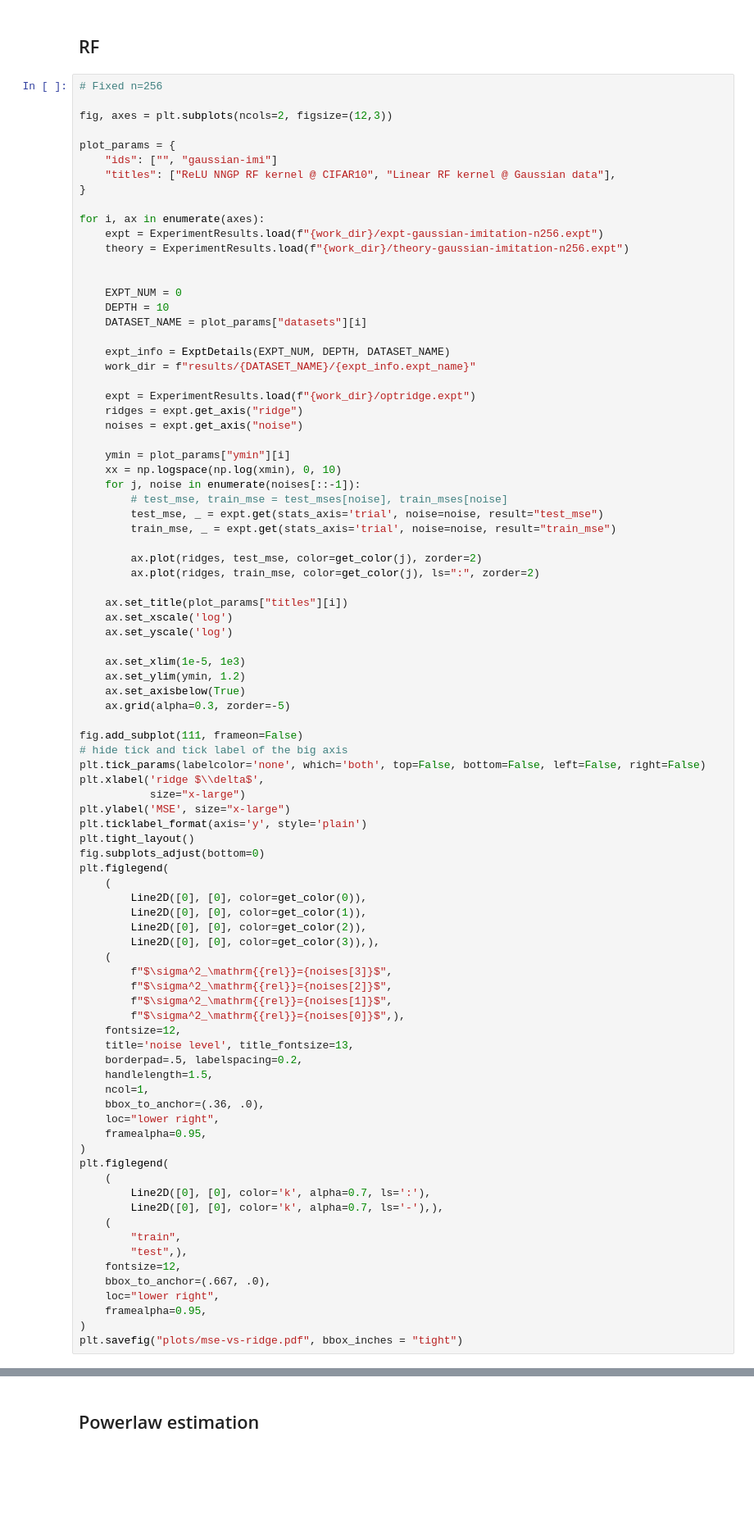
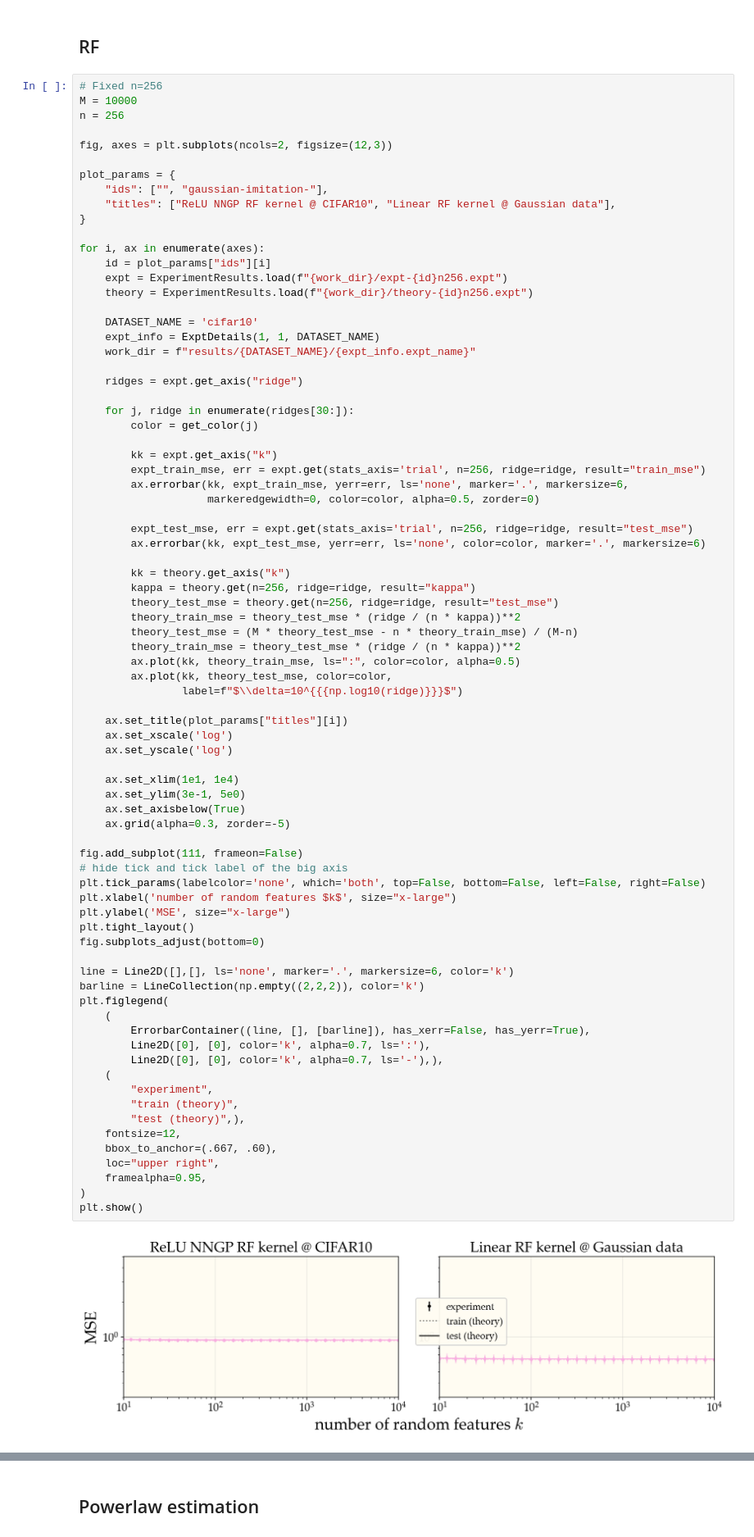
Before and after one commit to dkarkada/more-is-better, a Jupyter notebook: powerlaws.ipynb, the cells around one changed output, grey strips where cells are left out. Shown at 82% size. Saved outputs shown, nothing was run; the diff lists cells and outputs as text; blank space fills up the shorter version.

```diff
--- a/powerlaws.ipynb
+++ b/powerlaws.ipynb
@@ -65,91 +67,84 @@ plt.show()
 ## RF
 # %%
 # Fixed n=256
+M = 10000
+n = 256
 
 fig, axes = plt.subplots(ncols=2, figsize=(12,3))
 
 plot_params = {
-    "ids": ["", "gaussian-imi"]
+    "ids": ["", "gaussian-imitation-"],
     "titles": ["ReLU NNGP RF kernel @ CIFAR10", "Linear RF kernel @ Gaussian data"],
 }
 
 for i, ax in enumerate(axes):
-    expt = ExperimentResults.load(f"{work_dir}/expt-gaussian-imitation-n256.expt")
-    theory = ExperimentResults.load(f"{work_dir}/theory-gaussian-imitation-n256.expt")
+    id = plot_params["ids"][i]
+    expt = ExperimentResults.load(f"{work_dir}/expt-{id}n256.expt")
+    theory = ExperimentResults.load(f"{work_dir}/theory-{id}n256.expt")
 
-
-    EXPT_NUM = 0
-    DEPTH = 10
-    DATASET_NAME = plot_params["datasets"][i]
-
-    expt_info = ExptDetails(EXPT_NUM, DEPTH, DATASET_NAME)
+    DATASET_NAME = 'cifar10'
+    expt_info = ExptDetails(1, 1, DATASET_NAME)
     work_dir = f"results/{DATASET_NAME}/{expt_info.expt_name}"
 
-    expt = ExperimentResults.load(f"{work_dir}/optridge.expt")
     ridges = expt.get_axis("ridge")
-    noises = expt.get_axis("noise")
 
-    ymin = plot_params["ymin"][i]
-    xx = np.logspace(np.log(xmin), 0, 10)
-    for j, noise in enumerate(noises[::-1]):
-        # test_mse, train_mse = test_mses[noise], train_mses[noise]
-        test_mse, _ = expt.get(stats_axis='trial', noise=noise, result="test_mse")
-        train_mse, _ = expt.get(stats_axis='trial', noise=noise, result="train_mse")
+    for j, ridge in enumerate(ridges[30:]):
+        color = get_color(j)
 
-        ax.plot(ridges, test_mse, color=get_color(j), zorder=2)
-        ax.plot(ridges, train_mse, color=get_color(j), ls=":", zorder=2)
+        kk = expt.get_axis("k")
+        expt_train_mse, err = expt.get(stats_axis='trial', n=256, ridge=ridge, result="train_mse")
+        ax.errorbar(kk, expt_train_mse, yerr=err, ls='none', marker='.', markersize=6,
+                    markeredgewidth=0, color=color, alpha=0.5, zorder=0)
+
+        expt_test_mse, err = expt.get(stats_axis='trial', n=256, ridge=ridge, result="test_mse")
+        ax.errorbar(kk, expt_test_mse, yerr=err, ls='none', color=color, marker='.', markersize=6)
+
+        kk = theory.get_axis("k")
+        kappa = theory.get(n=256, ridge=ridge, result="kappa")
+        theory_test_mse = theory.get(n=256, ridge=ridge, result="test_mse")
+        theory_train_mse = theory_test_mse * (ridge / (n * kappa))**2
+        theory_test_mse = (M * theory_test_mse - n * theory_train_mse) / (M-n)
+        theory_train_mse = theory_test_mse * (ridge / (n * kappa))**2
+        ax.plot(kk, theory_train_mse, ls=":", color=color, alpha=0.5)
+        ax.plot(kk, theory_test_mse, color=color,
+                label=f"$\\delta=10^{{{np.log10(ridge)}}}$")
 
     ax.set_title(plot_params["titles"][i])
     ax.set_xscale('log')
     ax.set_yscale('log')
 
-    ax.set_xlim(1e-5, 1e3)
-    ax.set_ylim(ymin, 1.2)
+    ax.set_xlim(1e1, 1e4)
+    ax.set_ylim(3e-1, 5e0)
     ax.set_axisbelow(True)
     ax.grid(alpha=0.3, zorder=-5)
 
 fig.add_subplot(111, frameon=False)
 # hide tick and tick label of the big axis
 plt.tick_params(labelcolor='none', which='both', top=False, bottom=False, left=False, right=False)
-plt.xlabel('ridge $\\delta$',
-           size="x-large")
+plt.xlabel('number of random features $k$', size="x-large")
 plt.ylabel('MSE', size="x-large")
-plt.ticklabel_format(axis='y', style='plain')
 plt.tight_layout()
 fig.subplots_adjust(bottom=0)
+
+line = Line2D([],[], ls='none', marker='.', markersize=6, color='k')
+barline = LineCollection(np.empty((2,2,2)), color='k')
 plt.figlegend(
     (
-        Line2D([0], [0], color=get_color(0)),
-        Line2D([0], [0], color=get_color(1)),
-        Line2D([0], [0], color=get_color(2)),
-        Line2D([0], [0], color=get_color(3)),),
-    (
-        f"$\sigma^2_\mathrm{{rel}}={noises[3]}$",
-        f"$\sigma^2_\mathrm{{rel}}={noises[2]}$",
-        f"$\sigma^2_\mathrm{{rel}}={noises[1]}$",
-        f"$\sigma^2_\mathrm{{rel}}={noises[0]}$",),
-    fontsize=12,
-    title='noise level', title_fontsize=13,
-    borderpad=.5, labelspacing=0.2,
-    handlelength=1.5,
-    ncol=1,
-    bbox_to_anchor=(.36, .0),
-    loc="lower right",
-    framealpha=0.95,
-)
-plt.figlegend(
-    (
+        ErrorbarContainer((line, [], [barline]), has_xerr=False, has_yerr=True),
         Line2D([0], [0], color='k', alpha=0.7, ls=':'),
         Line2D([0], [0], color='k', alpha=0.7, ls='-'),),
     (
-        "train",
-        "test",),
+        "experiment",
+        "train (theory)",
+        "test (theory)",),
     fontsize=12,
-    bbox_to_anchor=(.667, .0),
-    loc="lower right",
+    bbox_to_anchor=(.667, .60),
+    loc="upper right",
     framealpha=0.95,
 )
-plt.savefig("plots/mse-vs-ridge.pdf", bbox_inches = "tight")
+plt.show()
+# %% [output]
+[figure, added]
 # %%
 work_dir = f"results/cifar10/fc1-nngpk"
 expt = ExperimentResults.load(f"{work_dir}/expt-gaussian-n256.expt")
```
Also changed, not shown: parts of 3 cells of this notebook, 1 other file.
